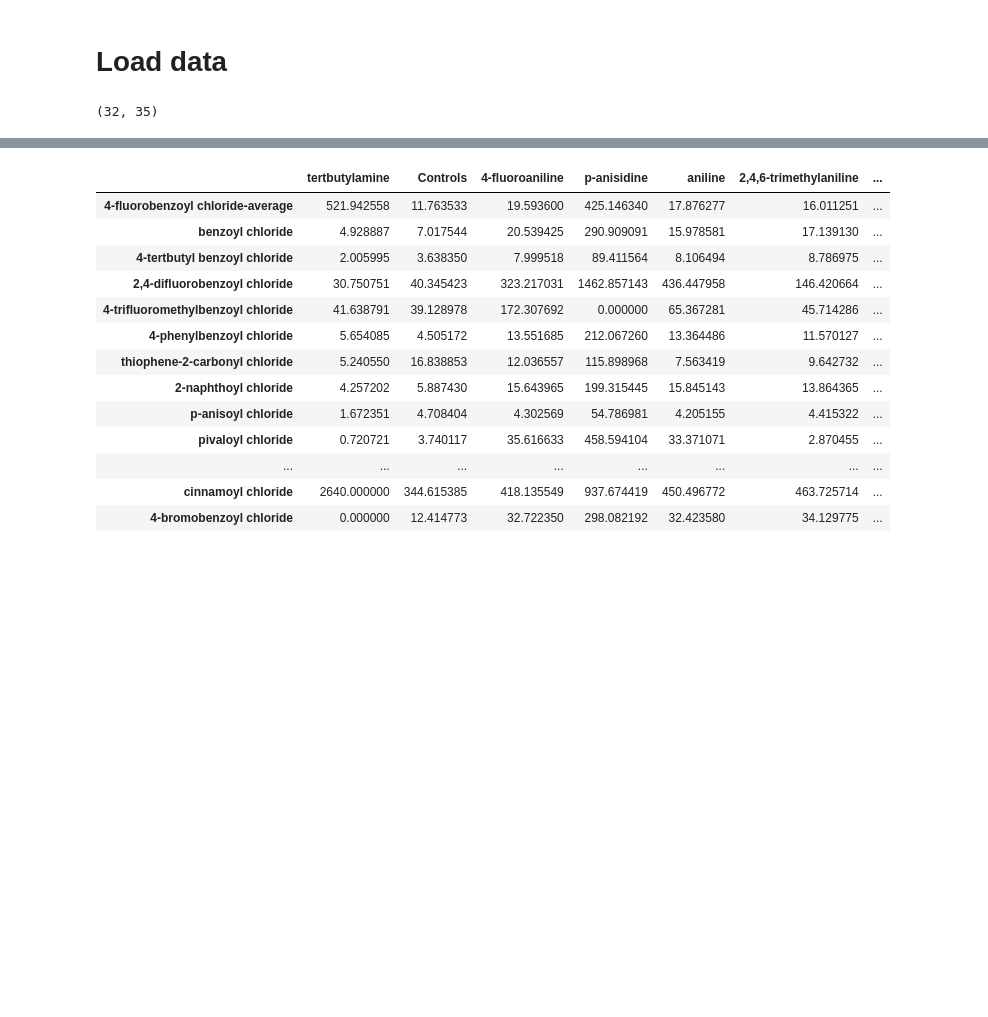
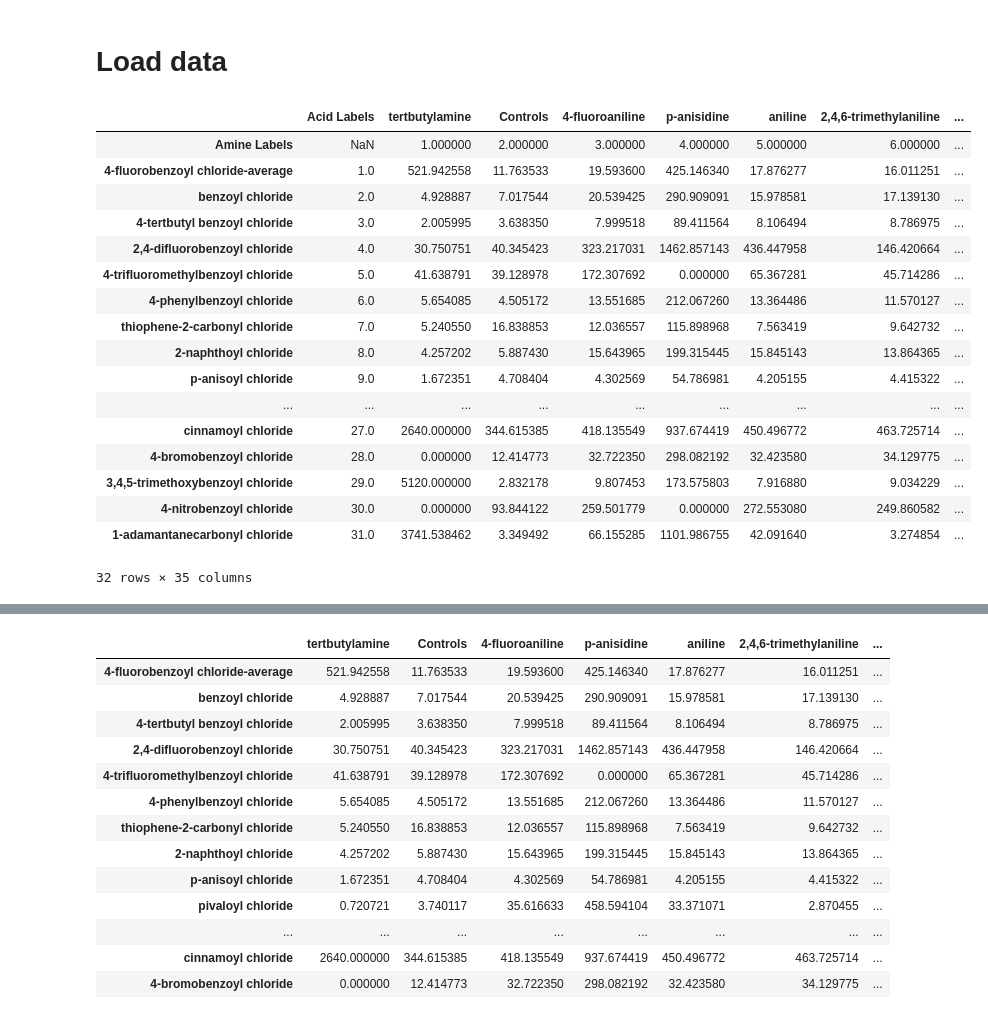
Before and after one commit to gomesgroup/PRISM_app, a Jupyter notebook: heatmap_rates.ipynb, the cells around one changed output, grey strips where cells are left out. Drawn from its saved outputs; the diff is of its cells as text; code cells hidden in the pictures; blank space fills up the shorter version.

```diff
--- a/heatmap_rates.ipynb
+++ b/heatmap_rates.ipynb
@@ -70,7 +70,24 @@ def replace_negatives_and_zeros_with_row_and_column_max(df):
 # %%
 all_df = pd.read_csv("data/all_raw_data_with_labels.csv", index_col=0)
 all_df.rename(columns={"2": "Controls"}, inplace=True)
 train_df = all_df.iloc[:32, :35]
-print(train_df.shape)
+train_df
 # %% [output]
+|  | Acid Labels | tertbutylamine | Controls | 4-fluoroaniline | p-anisidine | aniline | 2,4,6-trimethylaniline | ... |
+| Amine Labels | NaN | 1.000000 | 2.000000 | 3.000000 | 4.000000 | 5.000000 | 6.000000 | ... |
+| 4-fluorobenzoyl chloride-average | 1.0 | 521.942558 | 11.763533 | 19.593600 | 425.146340 | 17.876277 | 16.011251 | ... |
+| benzoyl chloride | 2.0 | 4.928887 | 7.017544 | 20.539425 | 290.909091 | 15.978581 | 17.139130 | ... |
+| 4-tertbutyl benzoyl chloride | 3.0 | 2.005995 | 3.638350 | 7.999518 | 89.411564 | 8.106494 | 8.786975 | ... |
+| 2,4-difluorobenzoyl chloride | 4.0 | 30.750751 | 40.345423 | 323.217031 | 1462.857143 | 436.447958 | 146.420664 | ... |
+| 4-trifluoromethylbenzoyl chloride | 5.0 | 41.638791 | 39.128978 | 172.307692 | 0.000000 | 65.367281 | 45.714286 | ... |
+| 4-phenylbenzoyl chloride | 6.0 | 5.654085 | 4.505172 | 13.551685 | 212.067260 | 13.364486 | 11.570127 | ... |
+| thiophene-2-carbonyl chloride | 7.0 | 5.240550 | 16.838853 | 12.036557 | 115.898968 | 7.563419 | 9.642732 | ... |
+| 2-naphthoyl chloride | 8.0 | 4.257202 | 5.887430 | 15.643965 | 199.315445 | 15.845143 | 13.864365 | ... |
+| p-anisoyl chloride | 9.0 | 1.672351 | 4.708404 | 4.302569 | 54.786981 | 4.205155 | 4.415322 | ... |
+| ... | ... | ... | ... | ... | ... | ... | ... | ... |
+| cinnamoyl chloride | 27.0 | 2640.000000 | 344.615385 | 418.135549 | 937.674419 | 450.496772 | 463.725714 | ... |
+| 4-bromobenzoyl chloride | 28.0 | 0.000000 | 12.414773 | 32.722350 | 298.082192 | 32.423580 | 34.129775 | ... |
+| 3,4,5-trimethoxybenzoyl chloride | 29.0 | 5120.000000 | 2.832178 | 9.807453 | 173.575803 | 7.916880 | 9.034229 | ... |
+| 4-nitrobenzoyl chloride | 30.0 | 0.000000 | 93.844122 | 259.501779 | 0.000000 | 272.553080 | 249.860582 | ... |
+| 1-adamantanecarbonyl chloride | 31.0 | 3741.538462 | 3.349492 | 66.155285 | 1101.986755 | 42.091640 | 3.274854 | ... |
-(32, 35)
+32 rows × 35 columns
```
Also changed, not shown: parts of 5 cells of this notebook, 5 other files.
